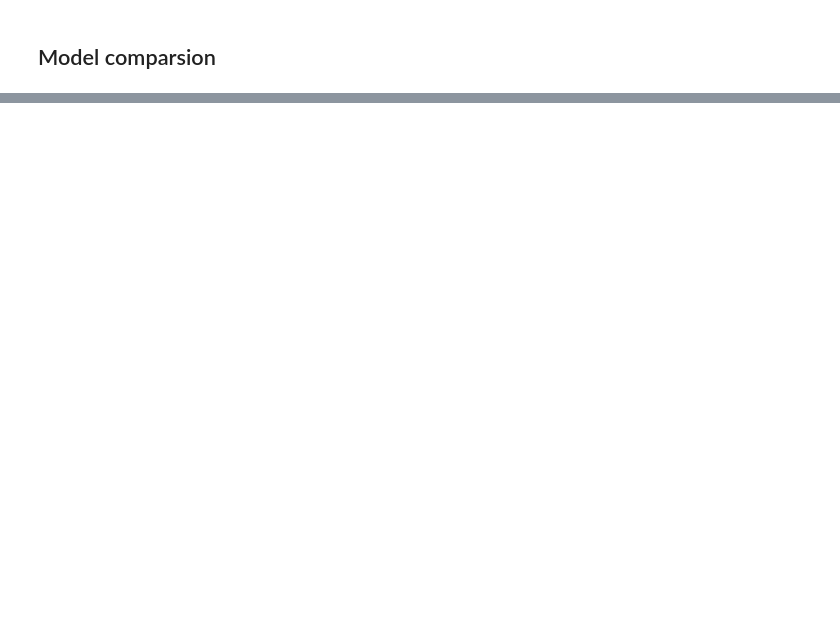
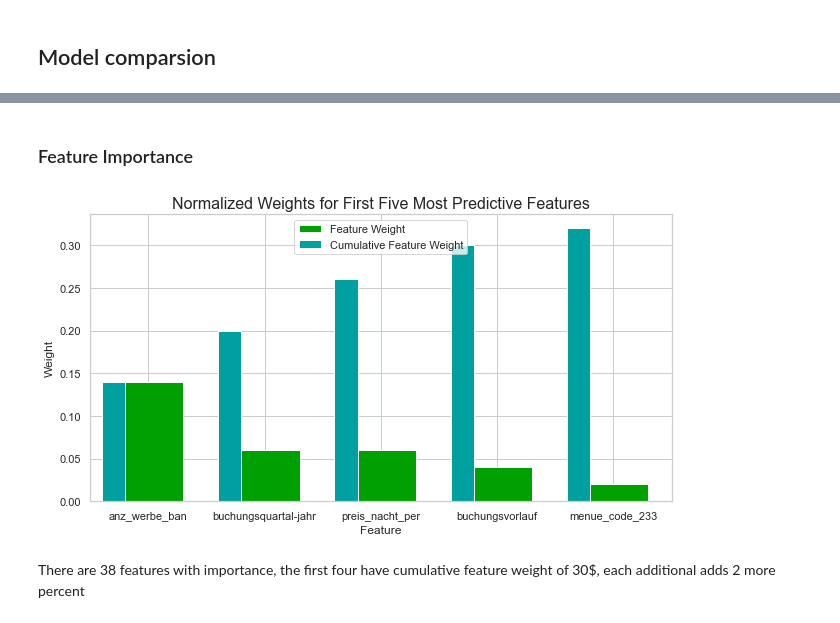
Before and after one commit to argv1/Booking-Prediction-EDA, a Jupyter notebook: 3-Modelling_Repeater.ipynb, the cells around one changed output, grey strips where cells are left out. Drawn from its saved outputs; the diff is of its cells as text; code cells hidden in the pictures; blank space fills up the shorter version.

```diff
--- a/3-Modelling_Repeater.ipynb
+++ b/3-Modelling_Repeater.ipynb
@@ -482,0 +580,17 @@ print(accuracy_score(y_train,y_pred3))
+# %% [markdown]
+### Feature Importance
+# %%
+# TODO: Import a supervised learning model that has 'feature_importances_'
+
+# TODO: Train the supervised model on the training set
+model = AdaBoostClassifier().fit(X_train,y_train)
+
+# TODO: Extract the feature importances
+importances = model.feature_importances_
+
+# Plot
+vs.feature_plot(importances, X_train, y_train)
+# %% [output]
+[figure, added]
+# %% [markdown]
+There are 38 features with importance, the first four have cumulative feature weight of 30$, each additional adds 2 more percent
```
Also changed, not shown: parts of 56 cells of this notebook.
